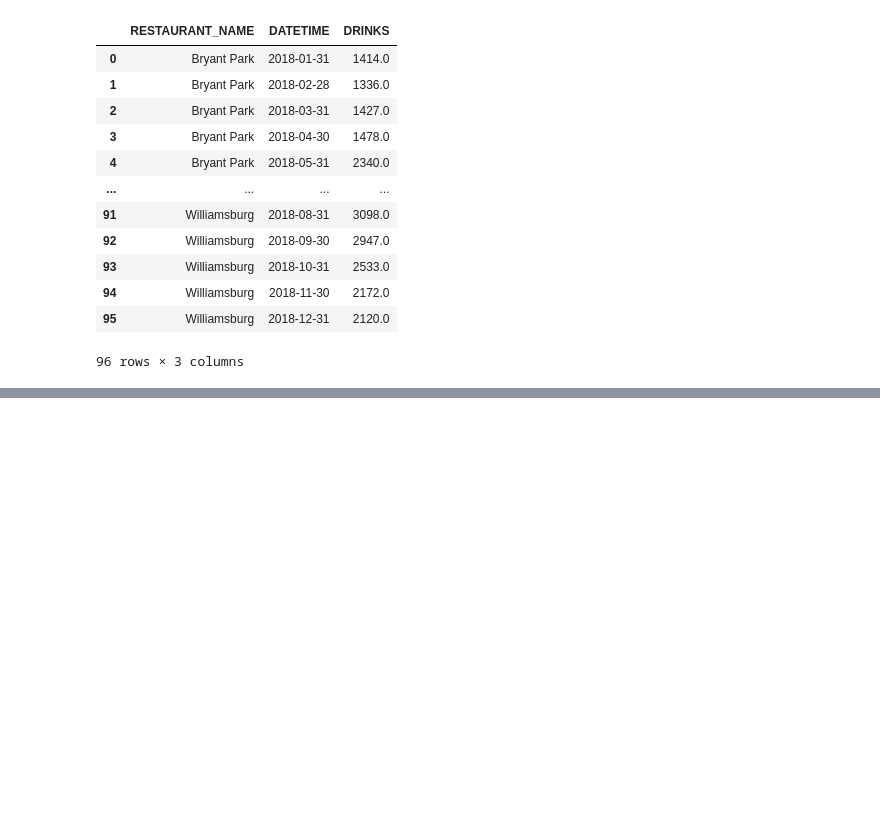
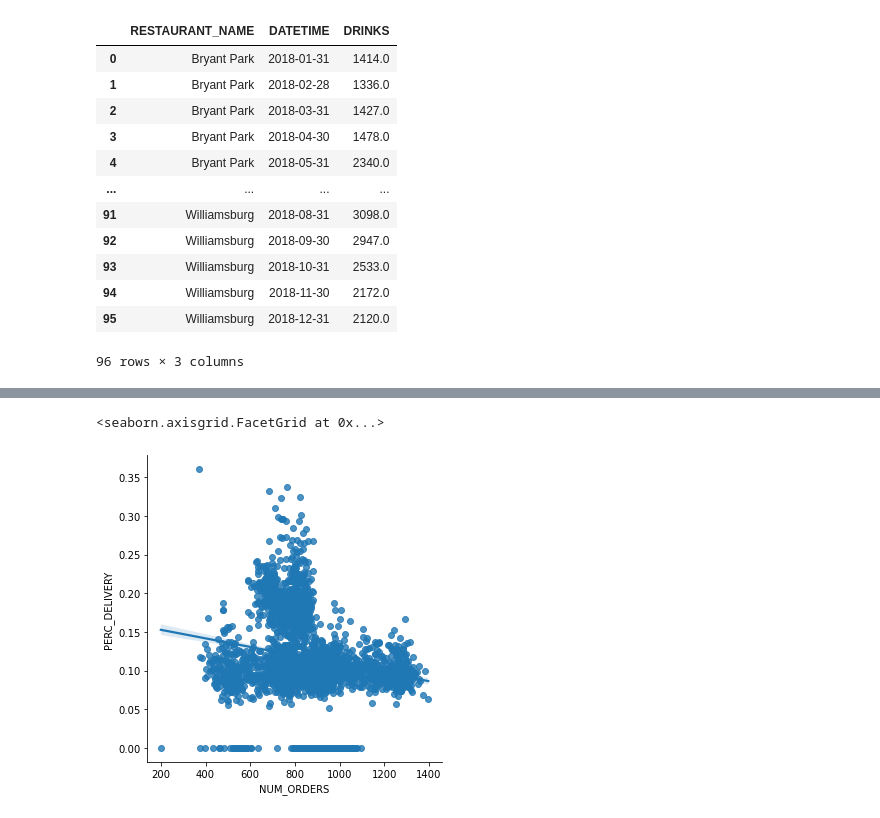
Before and after one commit to mattangriffel/python_for_mbas_class, a Jupyter notebook: Class 3 - Aggregation.ipynb, the cells around one changed output, grey strips where cells are left out. Cells and saved outputs as stored; diff of their text form; code cells hidden in the pictures; blank space fills up the shorter version.

```diff
--- a/Class 3 - Aggregation.ipynb
+++ b/Class 3 - Aggregation.ipynb
@@ -437,0 +447,5 @@ Freq: D, Length: 365, dtype: float64
+# %%
+sns.lmplot(data=df_summarized_orders, x='NUM_ORDERS', y='PERC_DELIVERY')
+# %% [output]
+<seaborn.axisgrid.FacetGrid at 0x...>
+[figure, added]
```
Also changed, not shown: parts of 5 cells of this notebook.
